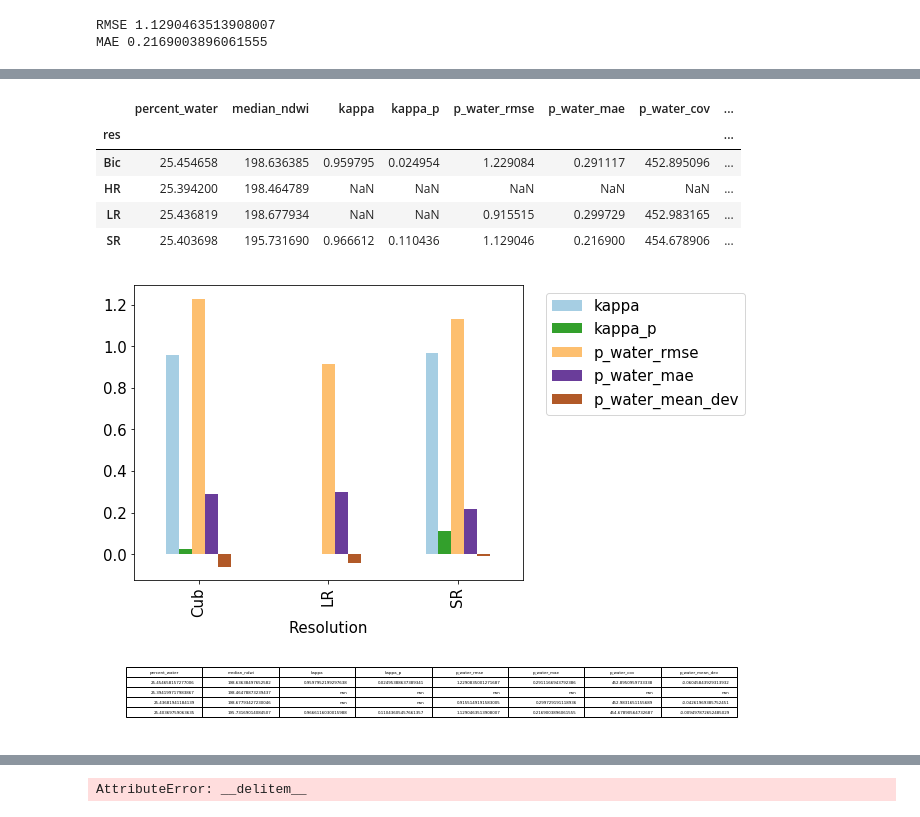
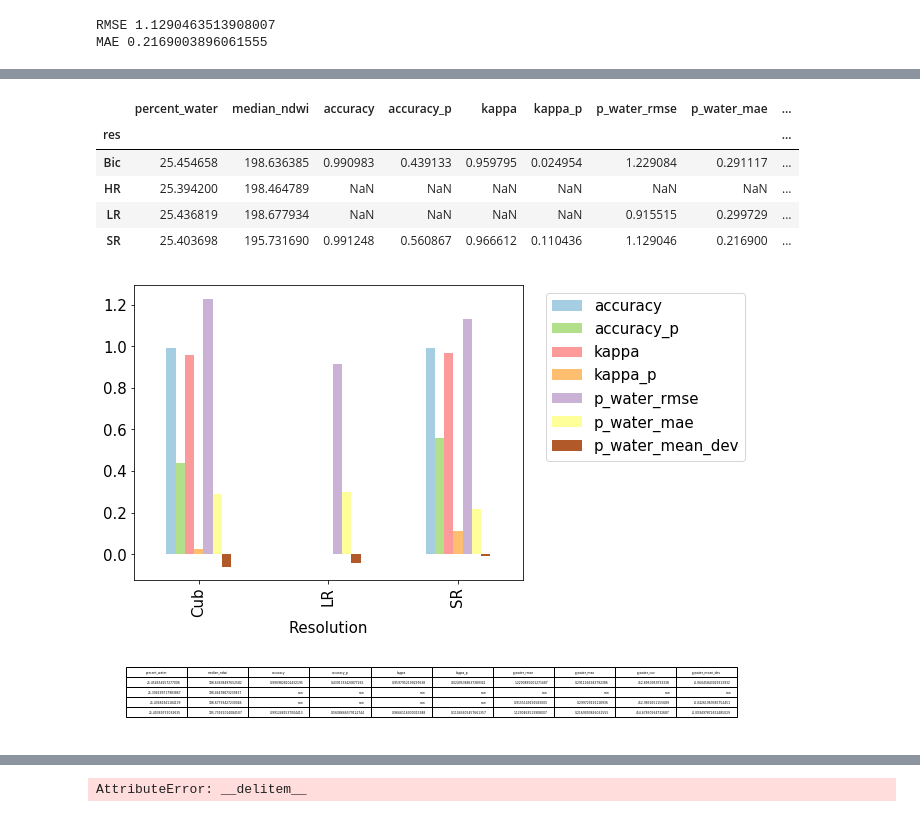
Before and after one commit to elezine/pixel-smasher, a Jupyter notebook: old_BasicSR/codes/notebooks/analysis_plots_v2.ipynb, the cells around one changed output, grey strips where cells are left out. Drawn from its saved outputs; the diff is of its cells as text; code cells hidden in the pictures.

```diff
--- a/old_BasicSR/codes/notebooks/analysis_plots_v2.ipynb
+++ b/old_BasicSR/codes/notebooks/analysis_plots_v2.ipynb
@@ -16,7 +16,8 @@ pd.options.display.max_columns = 60
 # data_pth='/mnt/g/Planet/project_data/classification_stats_x4_400000_global_valid_mod.csv'
 # data_pth='/mnt/g/Planet/project_data/classification_stats_x4_400000_shield2_hold_mod_first2k.csv'
 # data_pth='/mnt/g/Planet/project_data/classification_stats_x10_local-masked_400000_tmp_1k.csv'
-data_pth='/home/ethan_kyzivat/code/pixel-smasher/classification_stats_x10_local-masked_400000_save.csv'
+# data_pth='/home/ethan_kyzivat/code/pixel-smasher/classification_stats_x10_local-masked_400000_save.csv'
+data_pth='/home/ethan_kyzivat/code/pixel-smasher/classification_stats_x10_local-masked_400000_OA_OA_p.csv'
 
 plots_dir='/data_dir/other/figs'
 data=pd.read_csv(data_pth)
@@ -159,7 +166,7 @@ dataW
 # %%
 # cross-tabulate and looks at summary stats
 data.groupby(['res','thresh']).describe()
-group1=data[['num', 'res','thresh','percent_water','median_ndwi','kappa', 'kappa_p']].groupby(['res','thresh']).mean()
+group1=data[['num', 'res','thresh','percent_water','median_ndwi','accuracy','accuracy_p','kappa', 'kappa_p']].groupby(['res','thresh']).mean()
 del group1['num']
 group1
 # data[['res','thresh','kappa']].groupby(['res']).describe(percentiles=[0.5]) # groupby ,'thresh' as well
@@ -250,35 +297,35 @@ group:
 # %%
 fs=15
 fig, ax1 = plt.subplots(figsize=(9,5), constrained_layout=True)
 # group1_plot=group1.iloc[[0,1,3]]
 group1_plot=group1.copy()
 group1_plot.reset_index(level=1,drop=True, inplace=True)
 display(group1_plot)
 # del group1_plot[2:3]
-group1_plot.iloc[[0,2,3]][['kappa','kappa_p','p_water_rmse','p_water_mae','p_water_mean_dev']].plot.bar(ax=ax1, cmap='Paired')
+group1_plot.iloc[[0,2,3]][['accuracy','accuracy_p','kappa','kappa_p','p_water_rmse','p_water_mae','p_water_mean_dev']].plot.bar(ax=ax1, cmap='Paired')
 # plt.xticks(range(4),['Cub','HR','LR','SR'], fontsize=fs)
 plt.xticks(range(3),['Cub','LR','SR'], fontsize=fs)
 plt.yticks(fontsize=fs)
 # ax2=ax1.twinx()
 # group1['percent_water'].plot.bar(ax=ax2)
 # ax1.legend(fontsize=fs, loc='outer right')
 ax1.legend(bbox_to_anchor=(1.04,1), loc="upper left", fontsize=fs)
 ax1.set_xlabel('Resolution', fontsize=fs)
 
 # savefig
-fig.savefig(os.path.join(plots_dir, 'plot_supp1.png'), dpi=300)
+fig.savefig(os.path.join(plots_dir, 'plot_supp1_oa.png'), dpi=300)
 
 # save table
 fig2, ax2 = plt.subplots(figsize=(9,1), constrained_layout=True)
 ax2.table(cellText=group1_plot.values, colLabels=group1_plot.columns, loc='center', fontsize=fs*2)
 ax2.set_axis_off()
-fig2.savefig(os.path.join(plots_dir, 'table_supp1.pdf'), bbox_inches='tight', dpi=300)
+fig2.savefig(os.path.join(plots_dir, 'table_supp1_oa.pdf'), bbox_inches='tight', dpi=300)
 # %% [output]
-|  | percent_water | median_ndwi | kappa | kappa_p | p_water_rmse | p_water_mae | p_water_cov | ... |
-| res |  |  |  |  |  |  |  | ... |
-| Bic | 25.454658 | 198.636385 | 0.959795 | 0.024954 | 1.229084 | 0.291117 | 452.895096 | ... |
-| HR | 25.394200 | 198.464789 | NaN | NaN | NaN | NaN | NaN | ... |
-| LR | 25.436819 | 198.677934 | NaN | NaN | 0.915515 | 0.299729 | 452.983165 | ... |
-| SR | 25.403698 | 195.731690 | 0.966612 | 0.110436 | 1.129046 | 0.216900 | 454.678906 | ... |
+|  | percent_water | median_ndwi | accuracy | accuracy_p | kappa | kappa_p | p_water_rmse | p_water_mae | ... |
+| res |  |  |  |  |  |  |  |  | ... |
+| Bic | 25.454658 | 198.636385 | 0.990983 | 0.439133 | 0.959795 | 0.024954 | 1.229084 | 0.291117 | ... |
+| HR | 25.394200 | 198.464789 | NaN | NaN | NaN | NaN | NaN | NaN | ... |
+| LR | 25.436819 | 198.677934 | NaN | NaN | NaN | NaN | 0.915515 | 0.299729 | ... |
+| SR | 25.403698 | 195.731690 | 0.991248 | 0.560867 | 0.966612 | 0.110436 | 1.129046 | 0.216900 | ... |
-[figure, old version]
+[figure, new version]
-[figure, old version]
+[figure, new version]
```
Also changed, not shown: parts of 15 cells of this notebook.
